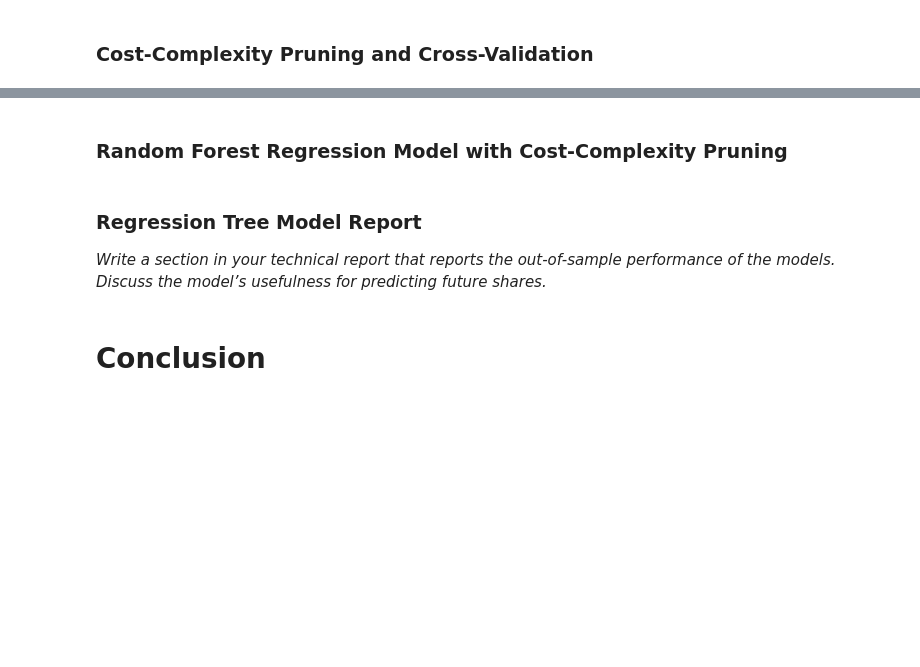
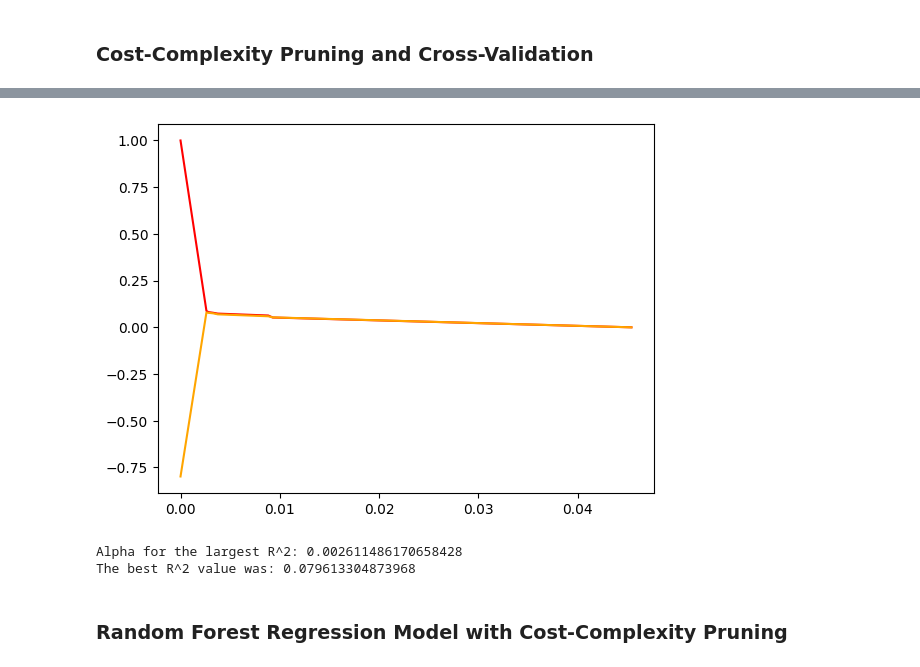
Before and after one commit to stat220/final-lab-group-18, a Jupyter notebook: Stat_220_Final_Lab.ipynb, the cells around one changed output, grey strips where cells are left out. Saved outputs shown, nothing was run; the diff lists cells and outputs as text; code cells hidden in the pictures; blank space fills up the shorter version.

```diff
--- a/Stat_220_Final_Lab.ipynb
+++ b/Stat_220_Final_Lab.ipynb
@@ -374,0 +491,12 @@ Additionally, a normal linear regression model was trained on all predictors the
+# %%
+# Create empty vectors to collect in sample and out of sample R^2 values
+R2_in = []
+R2_out = R2_in.copy()
+
+# Do a loop testing different alphas and calculating in sample and out of sample R^2 values
+for ccp_alpha in path.ccp_alphas:
+  print(ccp_alpha)
+  tree_temp = DecisionTreeRegressor(ccp_alpha=ccp_alpha)
+  tree_temp.fit(X_train, y_train)
+  R2_in.append(r2_score(y_train,tree_temp.predict(X_train)))
+  R2_out.append(r2_score(y_test,tree_temp.predict(X_test)))
@@ -375,2 +512,24 @@ Additionally, a normal linear regression model was trained on all predictors the
+# %%
+grid = path.ccp_alphas
+plt.plot(grid,R2_in,color="r")
+plt.plot(grid,R2_out,color = "orange")
+plt.show()
+# %% [output]
+[figure, added]
+# %%
+# Pair each alpha with its corresponding R^2 value
+paired_values = zip(R2_out, path.ccp_alphas)
+
+# Find the pair with the maximum R^2 value
+max_R2, best_alpha = max(paired_values)
+
+#best_alpha = path.ccp_alphas[np.argmax(R2_out)]
+
+# Print the alpha that gives the largest R^2
+print("Alpha for the largest R^2:", best_alpha)
+print("The best R^2 value was:", max_R2)
+# %% [output]
+Alpha for the largest R^2: 0.002611486170658428
+The best R^2 value was: 0.079613304873968
 # %% [markdown]
 ### Random Forest Regression Model with Cost-Complexity Pruning
@@ -379,6 +535,0 @@ Additionally, a normal linear regression model was trained on all predictors the
-# %% [markdown]
-### Regression Tree Model Report
-
-*Write a section in your technical report that reports the out-of-sample performance of the models. Discuss the model’s usefulness for predicting future shares.*
-# %% [markdown]
-# Conclusion
```
Also changed, not shown: parts of 32 cells of this notebook.
